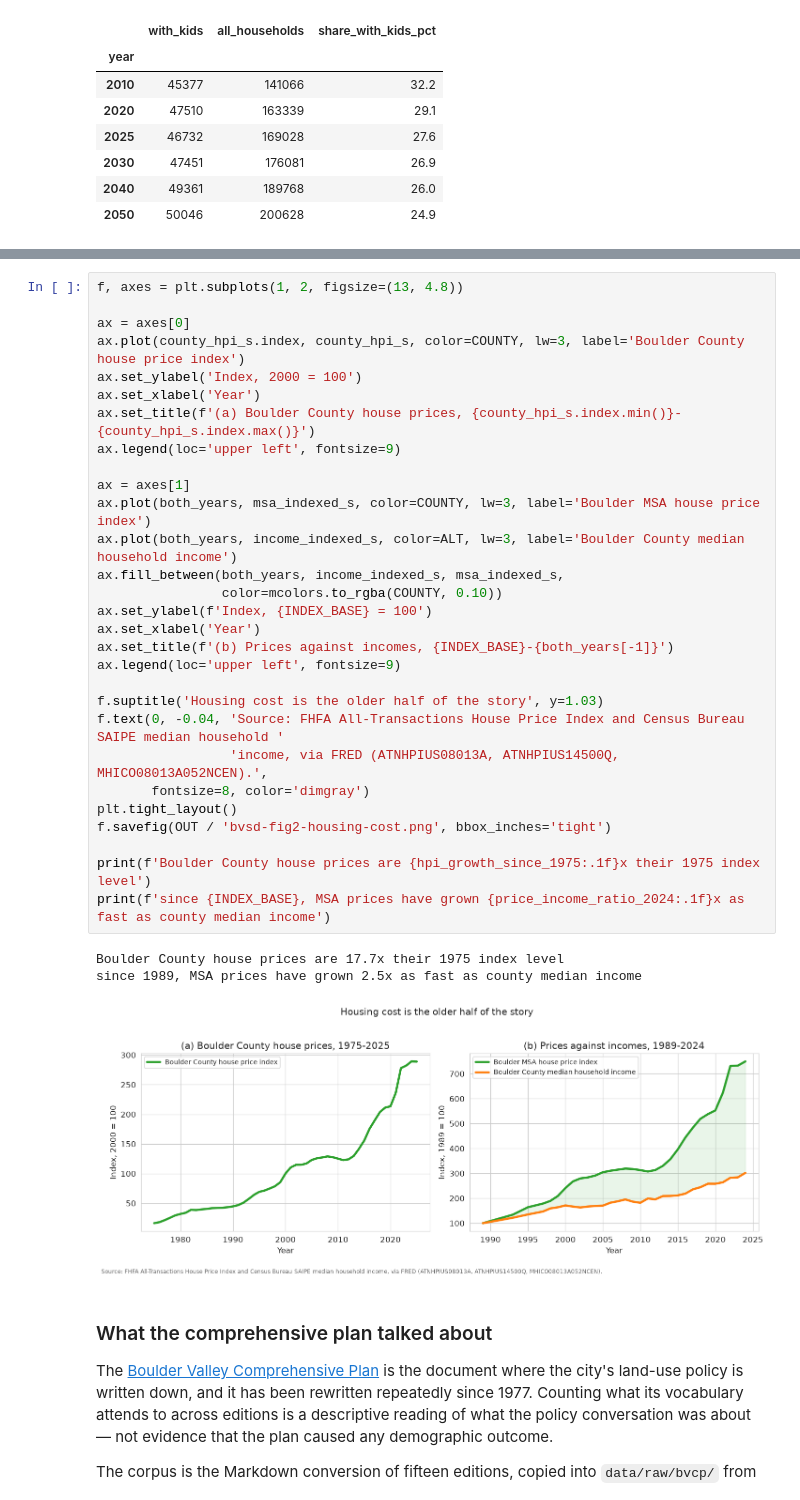
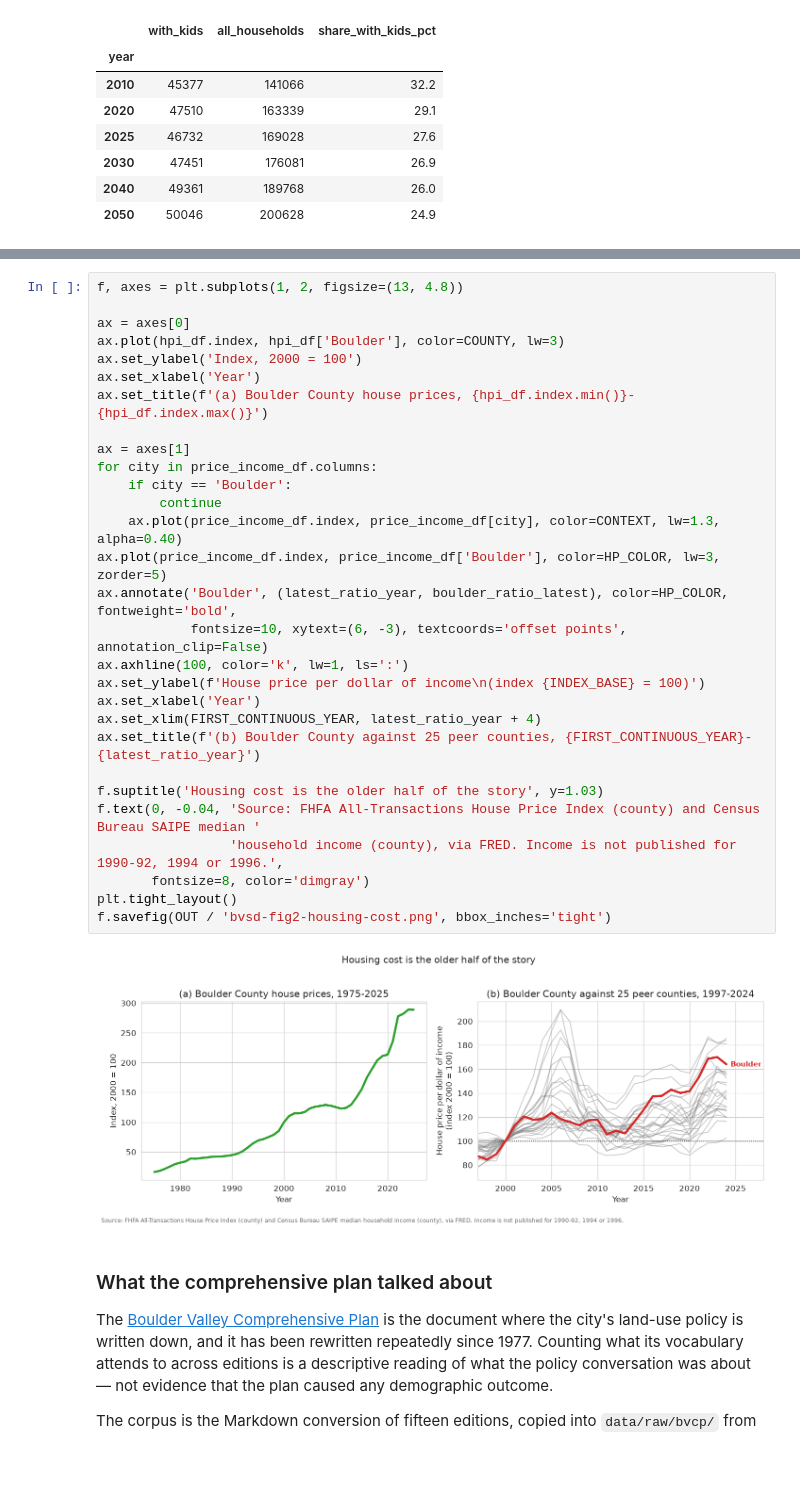
Before and after one commit to brianckeegan/charting-boulder, a Jupyter notebook: 2026-09-bvsd/BVSD.ipynb, the cells around one changed output, grey strips where cells are left out. Cells and saved outputs as stored; diff of their text form; blank space fills up the shorter version.

```diff
--- a/2026-09-bvsd/BVSD.ipynb
+++ b/2026-09-bvsd/BVSD.ipynb
@@ -834,36 +913,34 @@ hpi_growth_since_1975 = county_hpi_s.loc[county_hpi_s.index.max()] / county_hpi_
 # %%
 f, axes = plt.subplots(1, 2, figsize=(13, 4.8))
 
 ax = axes[0]
-ax.plot(county_hpi_s.index, county_hpi_s, color=COUNTY, lw=3, label='Boulder County house price index')
+ax.plot(hpi_df.index, hpi_df['Boulder'], color=COUNTY, lw=3)
 ax.set_ylabel('Index, 2000 = 100')
 ax.set_xlabel('Year')
-ax.set_title(f'(a) Boulder County house prices, {county_hpi_s.index.min()}-{county_hpi_s.index.max()}')
-ax.legend(loc='upper left', fontsize=9)
+ax.set_title(f'(a) Boulder County house prices, {hpi_df.index.min()}-{hpi_df.index.max()}')
 
 ax = axes[1]
-ax.plot(both_years, msa_indexed_s, color=COUNTY, lw=3, label='Boulder MSA house price index')
-ax.plot(both_years, income_indexed_s, color=ALT, lw=3, label='Boulder County median household income')
-ax.fill_between(both_years, income_indexed_s, msa_indexed_s,
-                color=mcolors.to_rgba(COUNTY, 0.10))
-ax.set_ylabel(f'Index, {INDEX_BASE} = 100')
+for city in price_income_df.columns:
+    if city == 'Boulder':
+        continue
+    ax.plot(price_income_df.index, price_income_df[city], color=CONTEXT, lw=1.3, alpha=0.40)
+ax.plot(price_income_df.index, price_income_df['Boulder'], color=HP_COLOR, lw=3, zorder=5)
+ax.annotate('Boulder', (latest_ratio_year, boulder_ratio_latest), color=HP_COLOR, fontweight='bold',
+            fontsize=10, xytext=(6, -3), textcoords='offset points', annotation_clip=False)
+ax.axhline(100, color='k', lw=1, ls=':')
+ax.set_ylabel(f'House price per dollar of income\n(index {INDEX_BASE} = 100)')
 ax.set_xlabel('Year')
-ax.set_title(f'(b) Prices against incomes, {INDEX_BASE}-{both_years[-1]}')
-ax.legend(loc='upper left', fontsize=9)
+ax.set_xlim(FIRST_CONTINUOUS_YEAR, latest_ratio_year + 4)
+ax.set_title(f'(b) Boulder County against 25 peer counties, {FIRST_CONTINUOUS_YEAR}-{latest_ratio_year}')
 
 f.suptitle('Housing cost is the older half of the story', y=1.03)
-f.text(0, -0.04, 'Source: FHFA All-Transactions House Price Index and Census Bureau SAIPE median household '
-                 'income, via FRED (ATNHPIUS08013A, ATNHPIUS14500Q, MHICO08013A052NCEN).',
+f.text(0, -0.04, 'Source: FHFA All-Transactions House Price Index (county) and Census Bureau SAIPE median '
+                 'household income (county), via FRED. Income is not published for 1990-92, 1994 or 1996.',
        fontsize=8, color='dimgray')
 plt.tight_layout()
 f.savefig(OUT / 'bvsd-fig2-housing-cost.png', bbox_inches='tight')
-
-print(f'Boulder County house prices are {hpi_growth_since_1975:.1f}x their 1975 index level')
-print(f'since {INDEX_BASE}, MSA prices have grown {price_income_ratio_2024:.1f}x as fast as county median income')
 # %% [output]
-Boulder County house prices are 17.7x their 1975 index level
-since 1989, MSA prices have grown 2.5x as fast as county median income
-[figure, old version]
+[figure, new version]
 # %% [markdown]
 ### What the comprehensive plan talked about
 
```
Also changed, not shown: parts of 8 cells of this notebook, 7 other files.
